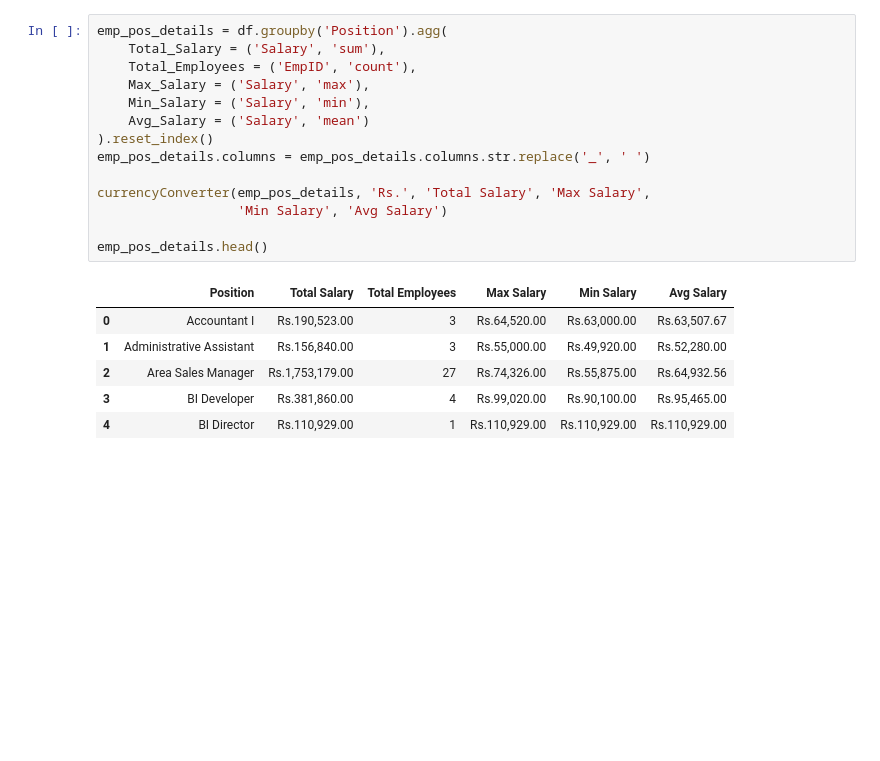
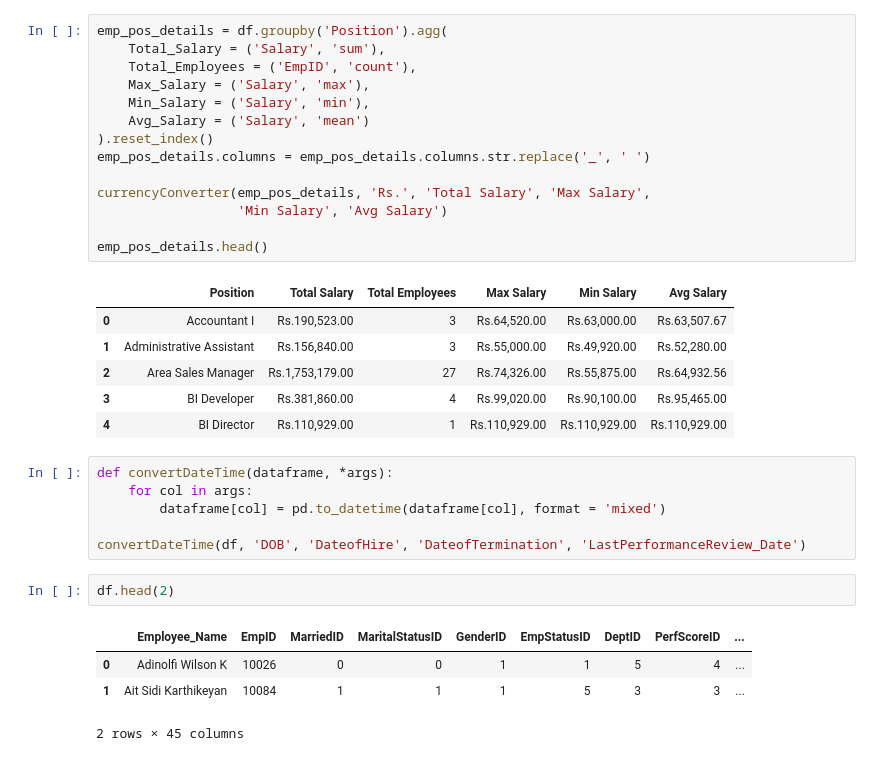
Before and after one commit to Sagarckr/DS-Practice, a Jupyter notebook: day7_data_analysis.ipynb, the cells around one changed output. Cells and saved outputs as stored; diff of their text form; blank space fills up the shorter version.

```diff
--- a/day7_data_analysis.ipynb
+++ b/day7_data_analysis.ipynb
@@ -112,3 +112,16 @@ emp_pos_details.head()
 | 2 | Area Sales Manager | Rs.1,753,179.00 | 27 | Rs.74,326.00 | Rs.55,875.00 | Rs.64,932.56 |
 | 3 | BI Developer | Rs.381,860.00 | 4 | Rs.99,020.00 | Rs.90,100.00 | Rs.95,465.00 |
 | 4 | BI Director | Rs.110,929.00 | 1 | Rs.110,929.00 | Rs.110,929.00 | Rs.110,929.00 |
+# %%
+def convertDateTime(dataframe, *args):
+    for col in args:
+        dataframe[col] = pd.to_datetime(dataframe[col], format = 'mixed')
+
+convertDateTime(df, 'DOB', 'DateofHire', 'DateofTermination', 'LastPerformanceReview_Date')
+# %%
+df.head(2)
+# %% [output]
+|  | Employee_Name | EmpID | MarriedID | MaritalStatusID | GenderID | EmpStatusID | DeptID | PerfScoreID | ... |
+| 0 | Adinolfi Wilson K | 10026 | 0 | 0 | 1 | 1 | 5 | 4 | ... |
+| 1 | Ait Sidi Karthikeyan | 10084 | 1 | 1 | 1 | 5 | 3 | 3 | ... |
+2 rows × 45 columns
```
Also changed, not shown: parts of 14 cells of this notebook, 2 other files.
